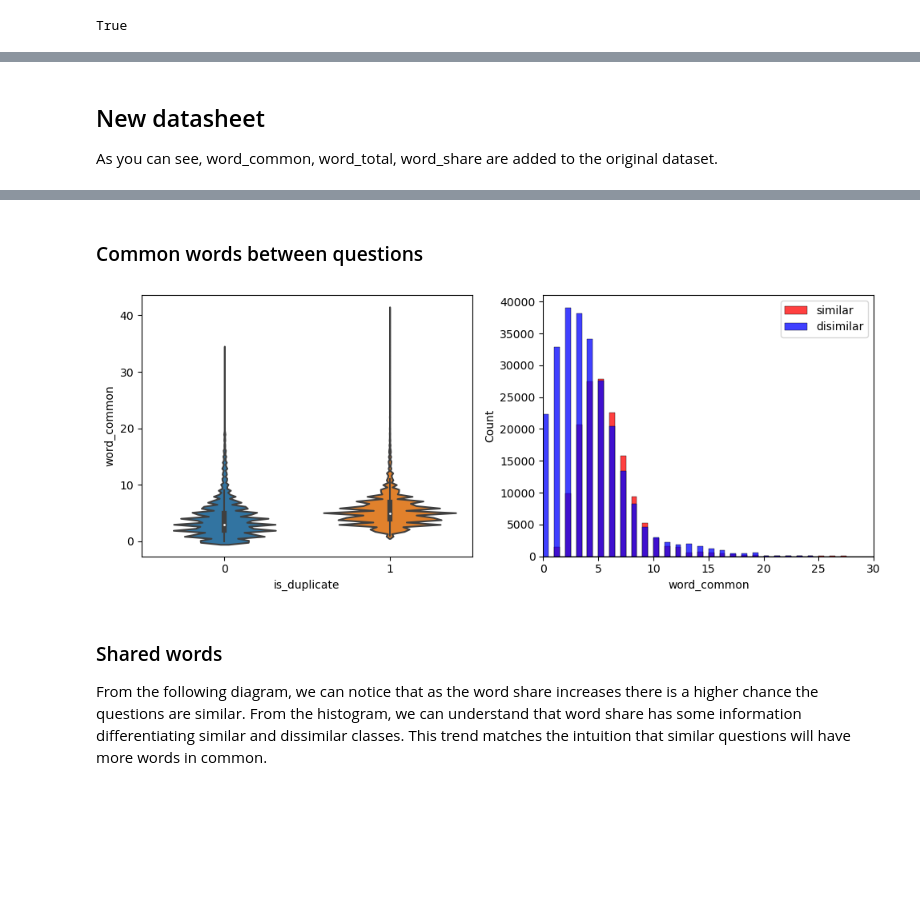
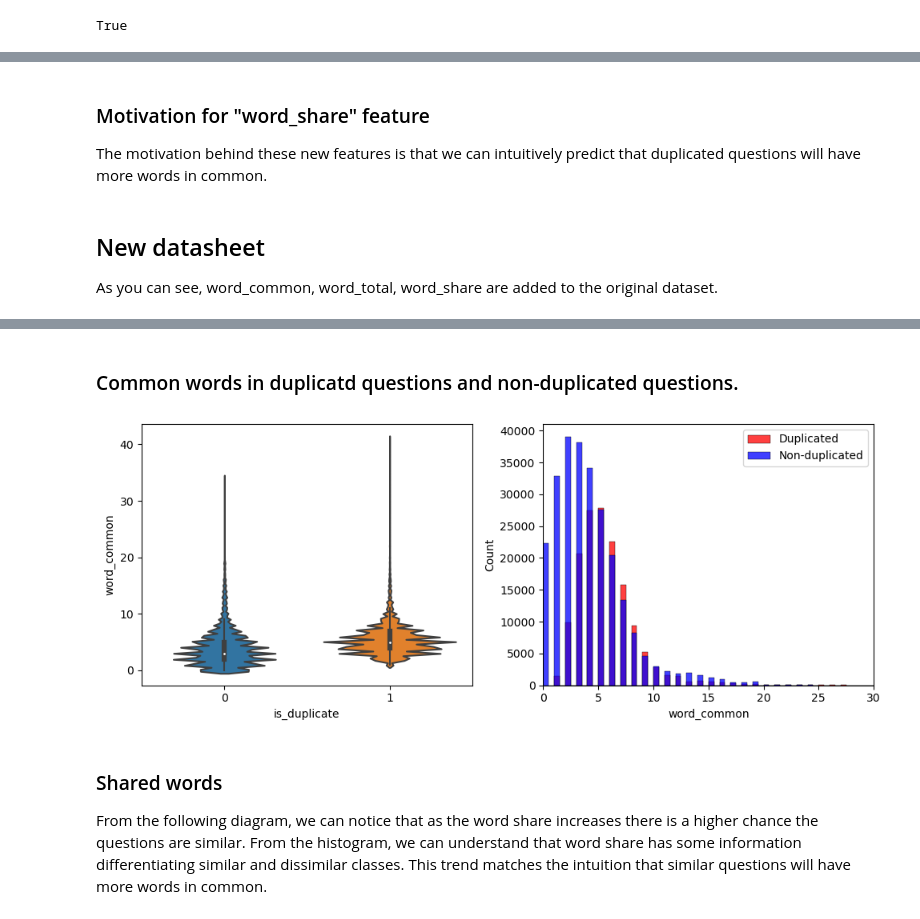
Before and after one commit to Vinnieassaulter/DataAnalytics, a Jupyter notebook: Quora-question-pair-similarity/data_description.ipynb, the cells around one changed output, grey strips where cells are left out. Cells and saved outputs as stored; diff of their text form; code cells hidden in the pictures; blank space fills up the shorter version.

```diff
--- a/Quora-question-pair-similarity/data_description.ipynb
+++ b/Quora-question-pair-similarity/data_description.ipynb
@@ -220,6 +233,9 @@ We reconstruct the data and add some new features:
  - ____word_Total____ =(Total num of words in Question 1 + Total num of words in Question 2) -> The union of the two questions
 
  - ____word_share____ = (word_common)/(word_Total), namely the similarity between the two questions. -> The similarity between the two questions
+# %% [markdown]
+### Motivation for "word_share" feature
+The motivation behind these new features is that we can intuitively predict that duplicated questions will have more words in common.
 # %%
 if os.path.isfile('data_after_dropout_null'):
     data = pd.read_csv("data_after_dropout_null",encoding='latin-1')
@@ -258,21 +277,21 @@ data.head()
 | 3 | 3 | 7 | 8 | Why am I mentally very lonely? Ho... | Find the remainder when [math]23^... | 0 | 0.0 | 19.0 | 0.000000 |
 | 4 | 4 | 9 | 10 | Which one dissolve in water quikl... | Which fish would survive in salt ... | 0 | 2.0 | 20.0 | 0.100000 |
 # %% [markdown]
-### Common words between questions
+### Common words in duplicatd questions and non-duplicated questions.
 # %%
 plt.figure(figsize=(10,4))
 plt.subplot(1,2,1)
 sns.violinplot(x='is_duplicate',y='word_common',data=data)
 plt.subplot(1,2,2)
-sns.histplot(data[data['is_duplicate'] == 1]['word_common'],color='red',label='similar',binwidth=0.5)
-sns.histplot(data[data['is_duplicate'] == 0]['word_common'],color='blue',label='disimilar',binwidth=0.5)
+sns.histplot(data[data['is_duplicate'] == 1]['word_common'],color='red',label='Duplicated',binwidth=0.5)
+sns.histplot(data[data['is_duplicate'] == 0]['word_common'],color='blue',label='Non-duplicated',binwidth=0.5)
 plt.legend()
 plt.xlim(0,30)
 plt.tight_layout()
 plt.savefig(os.path.join(fig_folder, 'word_common.png'), dpi=450)
 plt.show()
 # %% [output]
-[figure, old version]
+[figure, new version]
 # %% [markdown]
 ### Shared words
 From the following diagram, we can notice that as the word share increases there is a higher chance the questions are similar. From the histogram, we can understand that word share has some information differentiating similar and dissimilar classes. This trend matches the intuition that similar questions will have more words in common.
```
Also changed, not shown: parts of 33 cells of this notebook, 11 other files.
